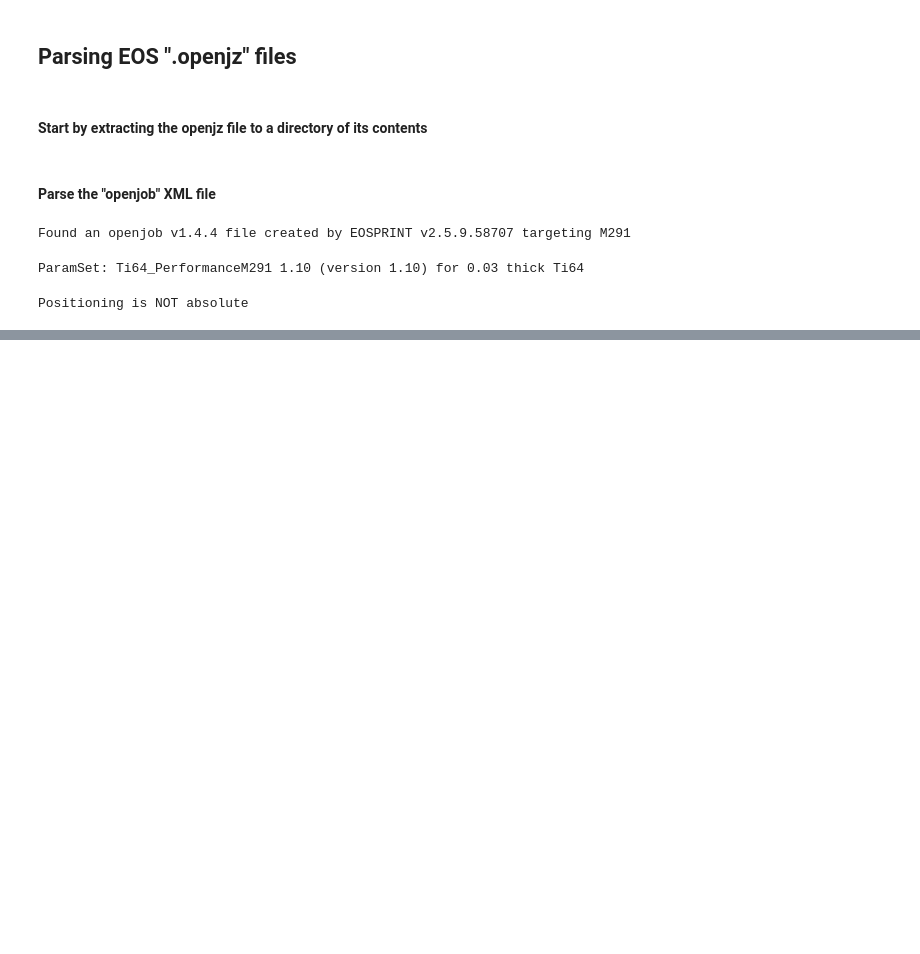
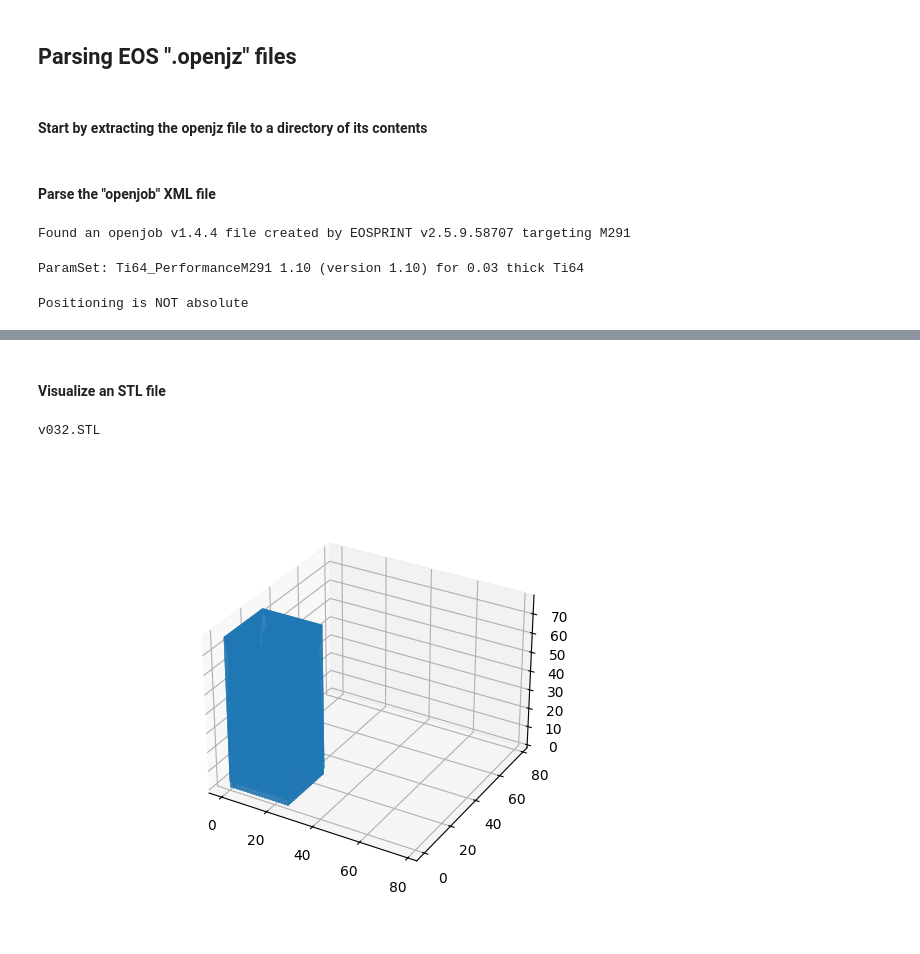
Before and after one commit to imqcam/uploader, a Jupyter notebook: notebooks/eos_file_parsing.ipynb, the cells around one changed output, grey strips where cells are left out. Drawn from its saved outputs; the diff is of its cells as text; code cells hidden in the pictures; blank space fills up the shorter version.

```diff
--- a/notebooks/eos_file_parsing.ipynb
+++ b/notebooks/eos_file_parsing.ipynb
@@ -78,0 +77,21 @@ scalingreferencepoint {'id': '{65f52604-2f7f-40c9-94af-8fbffdd49aa9}'}
+# %% [markdown]
+#### Visualize an STL file
+# %%
+file_index = 5
+
+filepath = unzipped_dir / parts[file_index].get("file").replace("\\","/")
+print(filepath.name)
+
+part_mesh = mesh.Mesh.from_file(filepath, mode="rb")
+
+%matplotlib widget
+
+f = plt.figure()
+ax = f.add_subplot(projection="3d")
+ax.add_collection(mplot3d.art3d.Poly3DCollection(part_mesh.vectors))
+scale = part_mesh.points.flatten()
+ax.auto_scale_xyz(scale, scale, scale)
+plt.show()
+# %% [output]
+v032.STL
+[figure, added]
```
Also changed, not shown: parts of 3 cells of this notebook, 2 other files.
